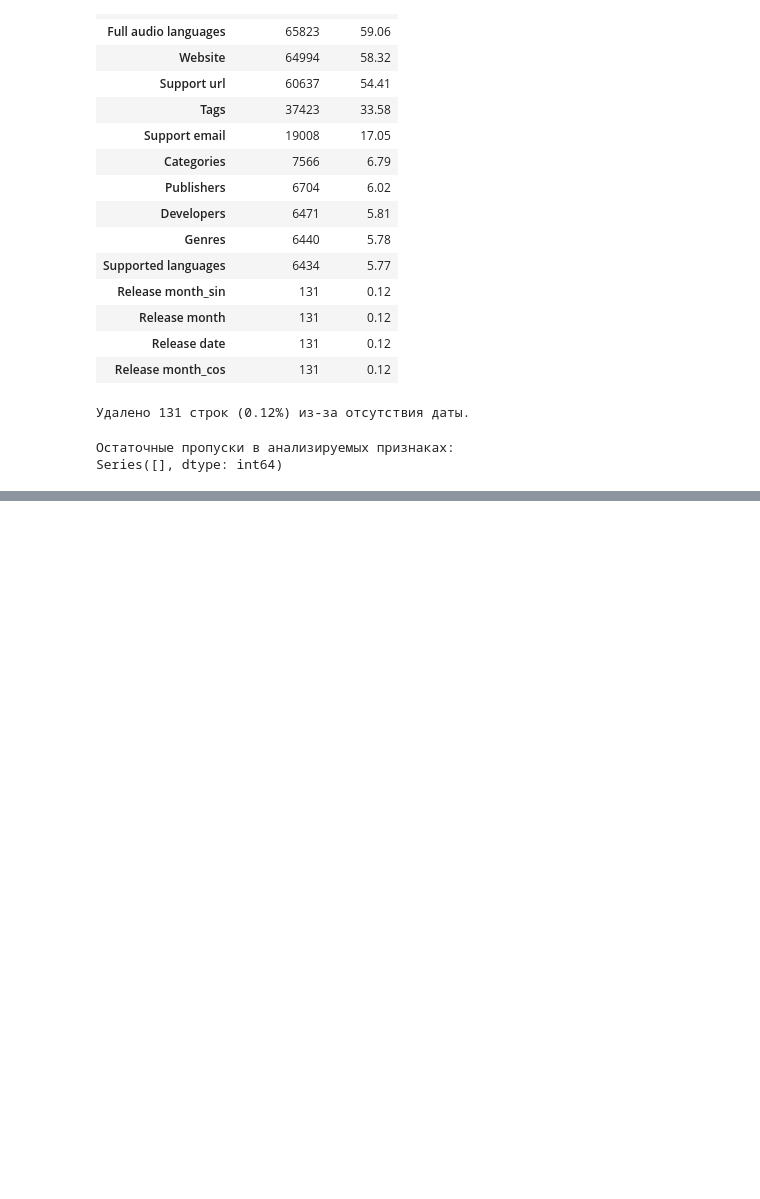
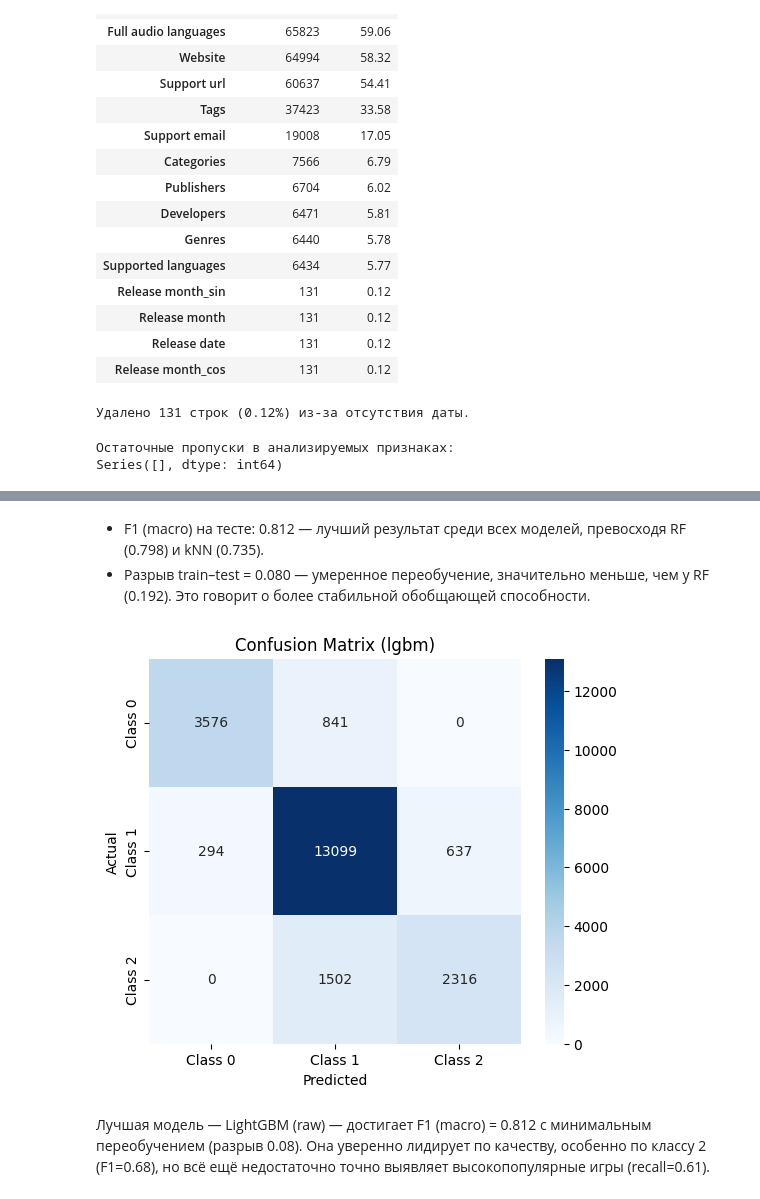
Before and after one commit to Namxobick/unn-machine-learning-2025, a Jupyter notebook: steam_games.ipynb, the cells around one changed output, grey strips where cells are left out. Saved outputs shown, nothing was run; the diff lists cells and outputs as text; code cells hidden in the pictures; blank space fills up the shorter version.

```diff
--- a/steam_games.ipynb
+++ b/steam_games.ipynb
@@ -1281,0 +1280,19 @@ Test  F1-macro: 0.6774
+# %%
+best_name = max(results_lgbm, key=lambda k: results_lgbm[k])
+lgbm_best_pipe = lgbm_pipelines[best_name]
+lgbm_best_pipe.named_steps['lgbm'].set_params(verbose=-1)
+
+
+lgbm_best_pipe.fit(X_train, y_train)
+
+y_train_pred = lgbm_best_pipe.predict(X_train)
+y_test_pred = lgbm_best_pipe.predict(X_test)
+
+train_f1 = f1_score(y_train, y_train_pred, average='macro')
+test_f1 = f1_score(y_test, y_test_pred, average='macro')
+
+print(f'Лучший lgbm_pipeline: {best_name}')
+print(f'F1 (macro) на обучающей выборке: {train_f1:.4f}')
+print(f'F1 (macro) на тестовой выборке:  {test_f1:.4f}')
+print(f'Разрыв (train - test):          {train_f1 - test_f1:.4f}')
+print(classification_report(y_test, y_test_pred))
@@ -1281,0 +1313,23 @@ Test  F1-macro: 0.6774
+# %% [markdown]
+* F1 (macro) на тесте: 0.812 — лучший результат среди всех моделей, превосходя RF (0.798) и kNN (0.735).
+* Разрыв train–test = 0.080 — умеренное переобучение, значительно меньше, чем у RF (0.192). Это говорит о более стабильной обобщающей способности.
+# %%
+cm = confusion_matrix(y_test, y_test_pred)
+
+plt.figure(figsize=(6, 5))
+sns.heatmap(
+    cm,
+    annot=True,
+    fmt='d',
+    cmap='Blues',
+    xticklabels=['Class 0', 'Class 1', 'Class 2'],
+    yticklabels=['Class 0', 'Class 1', 'Class 2'],
+)
+plt.xlabel('Predicted')
+plt.ylabel('Actual')
+plt.title('Confusion Matrix (lgbm)')
+plt.show()
+# %% [output]
+[figure, added]
+# %% [markdown]
+Лучшая модель — LightGBM (raw) — достигает F1 (macro) = 0.812 с минимальным переобучением (разрыв 0.08). Она уверенно лидирует по качеству, особенно по классу 2 (F1=0.68), но всё ещё недостаточно точно выявляет высокопопулярные игры (recall=0.61).
```
Also changed, not shown: parts of 73 cells of this notebook.
